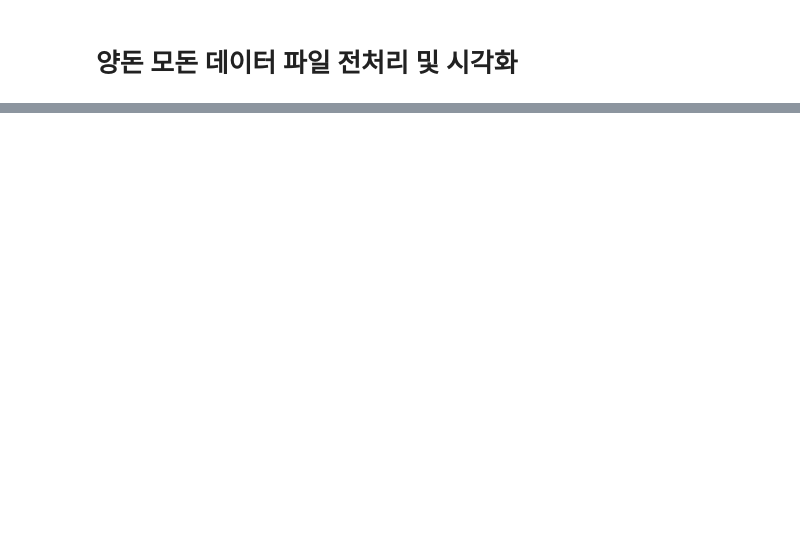
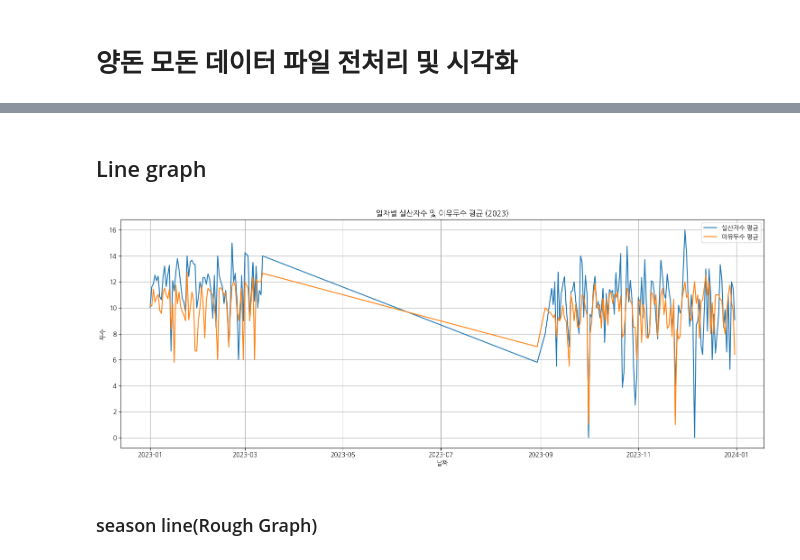
Before and after one commit to leesh0806/pig-management, a Jupyter notebook: src/pig_analyze_momdata.ipynb, the cells around one changed output, grey strips where cells are left out. Saved outputs shown, nothing was run; the diff lists cells and outputs as text; code cells hidden in the pictures; blank space fills up the shorter version.

Commit message:
graph update

```diff
--- a/src/pig_analyze_momdata.ipynb
+++ b/src/pig_analyze_momdata.ipynb
@@ -3,6 +5,9 @@
 # %%
 import pandas as pd
+import matplotlib.pyplot as plt
+import koreanize_matplotlib
+import seaborn as sns
 
 # 데이터 불러오기
-file_path = "../../data/2023년 양돈 모돈 데이터.csv"
+file_path = "../../data/pigmom_data/2023 양돈 모돈 데이터.csv"
 df = pd.read_csv(file_path)
@@ -35,6 +61,12 @@ df
 # %%
 # 분석 대상 컬럼 중 일부 NaN 제거
 df_filtered = df.dropna(subset=['실산자수', '이유두수'])
+
+# 주차 정보 추가 (연도-주차 조합 문자열로 생성)
+df_filtered['주차'] = df_filtered['분만일'].dt.to_period('W').apply(lambda r: r.start_time)
+
+# 주 단위 평균 계산
+weekly_avg = df_filtered.groupby('주차')[['실산자수', '이유두수']].mean().reset_index()
 
 # 산차별 실산자수/이유두수 평균
 by_parity = df_filtered.groupby('산차')[['실산자수', '이유두수']].mean().reset_index()
@@ -44,6 +76,10 @@ by_month = df_filtered.groupby('월')[['실산자수', '이유두수']].mean().r
 
 # 계절별 실산자수/이유두수 평균
 by_season = df_filtered.groupby('계절')[['실산자수', '이유두수']].mean().reset_index()
+
 # 계절 순서 재정렬: 봄 → 여름 → 가을 → 겨울
 season_order = ['겨울', '봄', '여름', '가을']
 by_season_sorted = by_season.set_index('계절').loc[season_order].reset_index()
+
+# 일자별 평균 실산자수 및 이유두수 계산
+daily_avg = df_filtered.groupby('분만일')[['실산자수', '이유두수']].mean().reset_index()
@@ -62,3 +101,21 @@ def plot_grouped_data(df, x, y_list, title):
     plt.legend()
     plt.grid(True)
     plt.show()
+# %% [markdown]
+## Line graph
+# %%
+# 시각화
+plt.figure(figsize=(15, 6))
+plt.plot(daily_avg['분만일'], daily_avg['실산자수'], label='실산자수 평균')
+plt.plot(daily_avg['분만일'], daily_avg['이유두수'], label='이유두수 평균')
+plt.title('일자별 실산자수 및 이유두수 평균 (2023)')
+plt.xlabel('날짜')
+plt.ylabel('두수')
+plt.legend()
+plt.grid(True)
+plt.tight_layout()
+plt.show()
+# %% [output]
+[figure, added]
+# %% [markdown]
+### season line(Rough Graph)
```
Also changed, not shown: parts of 36 cells of this notebook.
